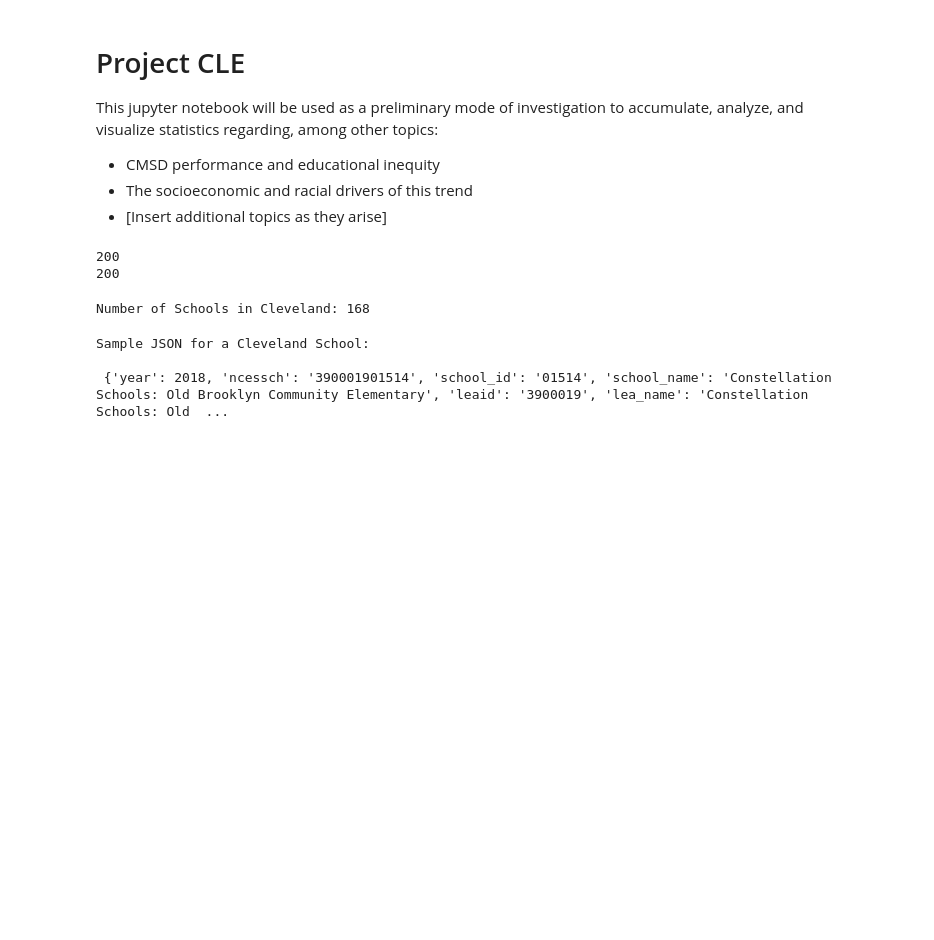
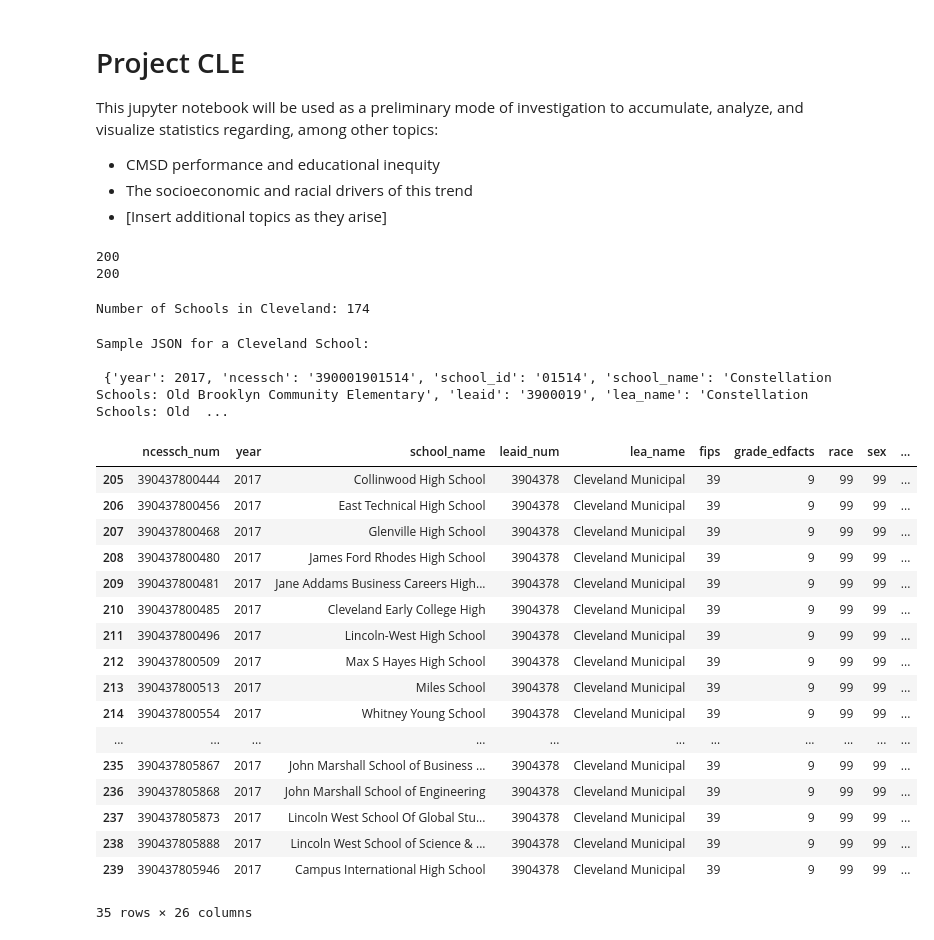
Before and after one commit to berlindaniel/project-cle, a Jupyter notebook: Project-CLE-Notebook.ipynb, the cells around one changed output. Saved outputs shown, nothing was run; the diff lists cells and outputs as text; code cells hidden in the pictures; blank space fills up the shorter version.

Commit message:
updated api usage and json strategy

```diff
--- a/Project-CLE-Notebook.ipynb
+++ b/Project-CLE-Notebook.ipynb
@@ -7,15 +7,23 @@ This jupyter notebook will be used as a preliminary mode of investigation to acc
 - The socioeconomic and racial drivers of this trend
 - [Insert additional topics as they arise]
 # %%
+import matplotlib
+import numpy as np
+import pandas as pd
+import matplotlib.pyplot as plt
 import requests as reqs
+import urllib.request as request
+from json import loads
+%matplotlib inline
 
-ed_api_demographics = "https://educationdata.urban.org/api/v1/schools/ccd/directory/2018/?city_mailing=CLEVELAND&state_mailing=OH"
-ed_api_performance = "https://educationdata.urban.org/api/v1/schools/edfacts/assessments/2015/grade-11/special-populations/"
+ccd_api_demographics = "https://educationdata.urban.org/api/v1/schools/ccd/directory/2017/?city_mailing=CLEVELAND&state_mailing=OH"
+ed_api_performance = "https://educationdata.urban.org/api/v1/schools/edfacts/assessments/2017/grade-9/?fips=39"
 
 # SAMPLE API CALL: https://educationdata.urban.org/api/v1/{topic}/{source}/{endpoint}/{year}/[additional_specifiers _or_disaggregators]/[optional filters]
 
-response_demographics = reqs.get(ed_api_demographics)
+response_demographics = reqs.get(ccd_api_demographics)
 response_performance = reqs.get(ed_api_performance)
+# data_performance = loads(response_performance)
 print(response_demographics.status_code)
 print(response_performance.status_code)
 # %% [output]
@@ -26,17 +34,26 @@ json_demographics = response_demographics.json()
 json_performance = response_performance.json()
 print('Number of Schools in Cleveland:', json_demographics['count'])
 # %% [output]
-Number of Schools in Cleveland: 168
+Number of Schools in Cleveland: 174
 # %%
 print('Sample JSON for a Cleveland School: \n\n', json_demographics['results'][0])
 # %% [output]
 Sample JSON for a Cleveland School:
 
- {'year': 2018, 'ncessch': '390001901514', 'school_id': '01514', 'school_name': 'Constellation Schools: Old Brooklyn Community Elementary', 'leaid': '3900019', 'lea_name': 'Constellation Schools: Old  ...
+ {'year': 2017, 'ncessch': '390001901514', 'school_id': '01514', 'school_name': 'Constellation Schools: Old Brooklyn Community Elementary', 'leaid': '3900019', 'lea_name': 'Constellation Schools: Old  ...
 # %%
 # Gather high schools in Cleveland
-cle_hs_arr = []; cle_ncessch_arr
+cle_hs_arr = []; cle_ncessch_arr = []
 for school in json_demographics['results']:
-    if(school['school_level'] == 3 and school['school_type'] == 1): # filter for "regular" high schools
+    if (school['school_level'] == 3 and school['school_type'] == 1): # filter for "regular" high schools
         cle_hs_arr.append(school)
         cle_ncessch_arr.append(school['ncessch_num'])
+
+# Map students' performance from edfacts database -> CLE High schools based on ncessch_num
+cle_school_arr = []
+for school in json_performance['results']:
+    if (school['ncessch_num'] in cle_ncessch_arr):
+        cle_school_arr.append(school)
+
+# Build dataframe
+df = pd.DataFrame.from_records(json_performance['results'])
@@ -48,0 +60,22 @@ for student in json_performance['results']:
+# %%
+df_cle = df[df.lea_name == "Cleveland Municipal"]
+df_cle
+# %% [output]
+|  | ncessch_num | year | school_name | leaid_num | lea_name | fips | grade_edfacts | race | sex | ... |
+| 205 | 390437800444 | 2017 | Collinwood High School | 3904378 | Cleveland Municipal | 39 | 9 | 99 | 99 | ... |
+| 206 | 390437800456 | 2017 | East Technical High School | 3904378 | Cleveland Municipal | 39 | 9 | 99 | 99 | ... |
+| 207 | 390437800468 | 2017 | Glenville High School | 3904378 | Cleveland Municipal | 39 | 9 | 99 | 99 | ... |
+| 208 | 390437800480 | 2017 | James Ford Rhodes High School | 3904378 | Cleveland Municipal | 39 | 9 | 99 | 99 | ... |
+| 209 | 390437800481 | 2017 | Jane Addams Business Careers High... | 3904378 | Cleveland Municipal | 39 | 9 | 99 | 99 | ... |
+| 210 | 390437800485 | 2017 | Cleveland Early College High | 3904378 | Cleveland Municipal | 39 | 9 | 99 | 99 | ... |
+| 211 | 390437800496 | 2017 | Lincoln-West High School | 3904378 | Cleveland Municipal | 39 | 9 | 99 | 99 | ... |
+| 212 | 390437800509 | 2017 | Max S Hayes High School | 3904378 | Cleveland Municipal | 39 | 9 | 99 | 99 | ... |
+| 213 | 390437800513 | 2017 | Miles School | 3904378 | Cleveland Municipal | 39 | 9 | 99 | 99 | ... |
+| 214 | 390437800554 | 2017 | Whitney Young School | 3904378 | Cleveland Municipal | 39 | 9 | 99 | 99 | ... |
+| ... | ... | ... | ... | ... | ... | ... | ... | ... | ... | ... |
+| 235 | 390437805867 | 2017 | John Marshall School of Business ... | 3904378 | Cleveland Municipal | 39 | 9 | 99 | 99 | ... |
+| 236 | 390437805868 | 2017 | John Marshall School of Engineering | 3904378 | Cleveland Municipal | 39 | 9 | 99 | 99 | ... |
+| 237 | 390437805873 | 2017 | Lincoln West School Of Global Stu... | 3904378 | Cleveland Municipal | 39 | 9 | 99 | 99 | ... |
+| 238 | 390437805888 | 2017 | Lincoln West School of Science & ... | 3904378 | Cleveland Municipal | 39 | 9 | 99 | 99 | ... |
+| 239 | 390437805946 | 2017 | Campus International High School | 3904378 | Cleveland Municipal | 39 | 9 | 99 | 99 | ... |
+35 rows × 26 columns
```
Also changed, not shown: parts of 1 cell of this notebook.
